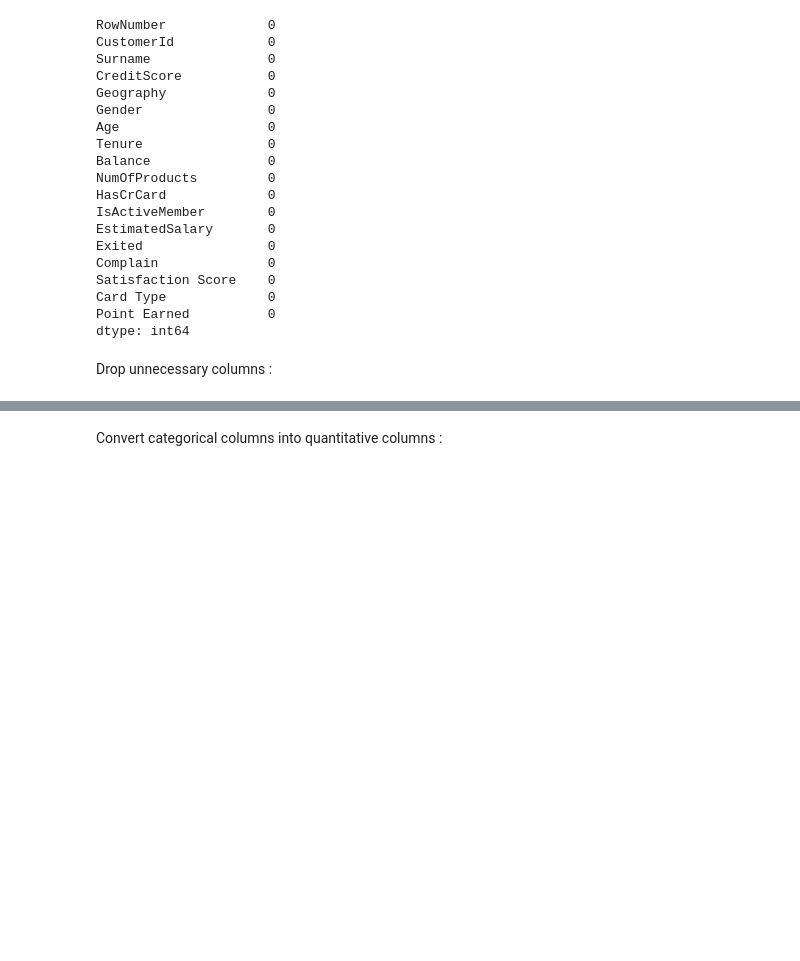
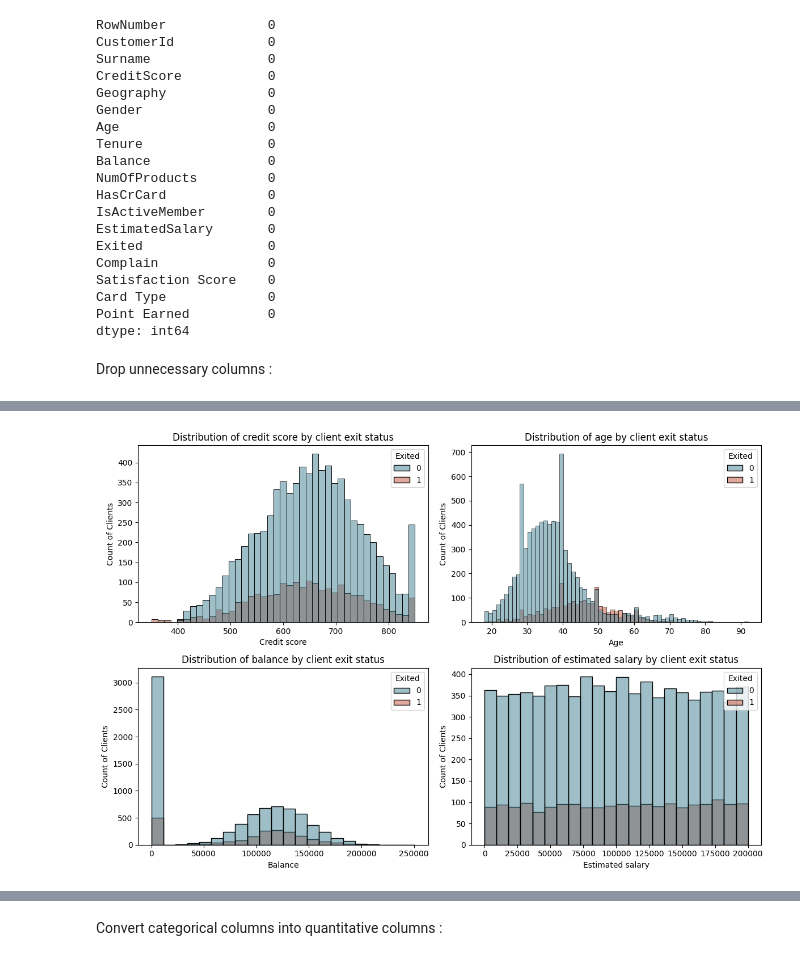
Before and after one commit to Abderrahmane-Chafi/BankCustomerChurnAnalysis, a Jupyter notebook: notebook794dc85e40.ipynb, the cells around one changed output, grey strips where cells are left out. Saved outputs shown, nothing was run; the diff lists cells and outputs as text; code cells hidden in the pictures; blank space fills up the shorter version.

```diff
--- a/notebook794dc85e40.ipynb
+++ b/notebook794dc85e40.ipynb
@@ -158,0 +165,15 @@ df.drop(columns=['RowNumber','CustomerId','Surname'],inplace=True)
+# %%
+plt.figure(figsize=(8, 6))
+
+labels = ['Retained', 'Exited']
+colors = ['#3f7f93', '#c25539','#2c3e50','#f0e68c']
+
+class_counts = [len(df[df['Exited'] == 0]), len(df[df['Exited'] == 1])]
+
+plt.figure(figsize=(8, 6))
+plt.bar(['Retained', 'Exited'], class_counts, color=[colors[0], colors[1]])
+plt.xlabel('Classes')
+plt.ylabel('Frequency')
+plt.title('Churn distribution')
+
+plt.show()
@@ -158,0 +197,24 @@ df.drop(columns=['RowNumber','CustomerId','Surname'],inplace=True)
+# %%
+import warnings
+warnings.filterwarnings("ignore", category=FutureWarning, message="When grouping with a length-1 list-like")
+warnings.filterwarnings("ignore", category=FutureWarning, message="use_inf_as_na option is deprecated")
+warnings.filterwarnings("ignore", category=UserWarning, message="The palette list has more values \(4\) than needed \(2\), which may not be intended")
+
+fig, axes = plt.subplots(2, 2, figsize=(12, 8)) #creates a figure (fig) and a grid of subplots (axes) with 2 rows and 2 columns.
+
+columns = ["CreditScore", "Age", "Balance", "EstimatedSalary"]
+
+titles = ["Credit score", "Age", "Balance", "Estimated salary"]
+
+
+for ax, column, title in zip(axes.flatten(), columns, titles):#axes.flatten() converts the 2x3 grid of axes into a 1D array so that we can iterate over it easily.
+    sns.histplot(x = df[column], hue=df['Exited'], ax=ax, palette=colors)
+    ax.set_title(f"Distribution of {title.lower()} by client exit status", loc='center')
+    ax.set_xlabel(title)
+    ax.set_ylabel("Count of Clients")
+# Adjust layout to prevent overlap
+plt.tight_layout()
+
+plt.show()
+# %% [output]
+[figure, added]
```
Also changed, not shown: parts of 37 cells of this notebook.
